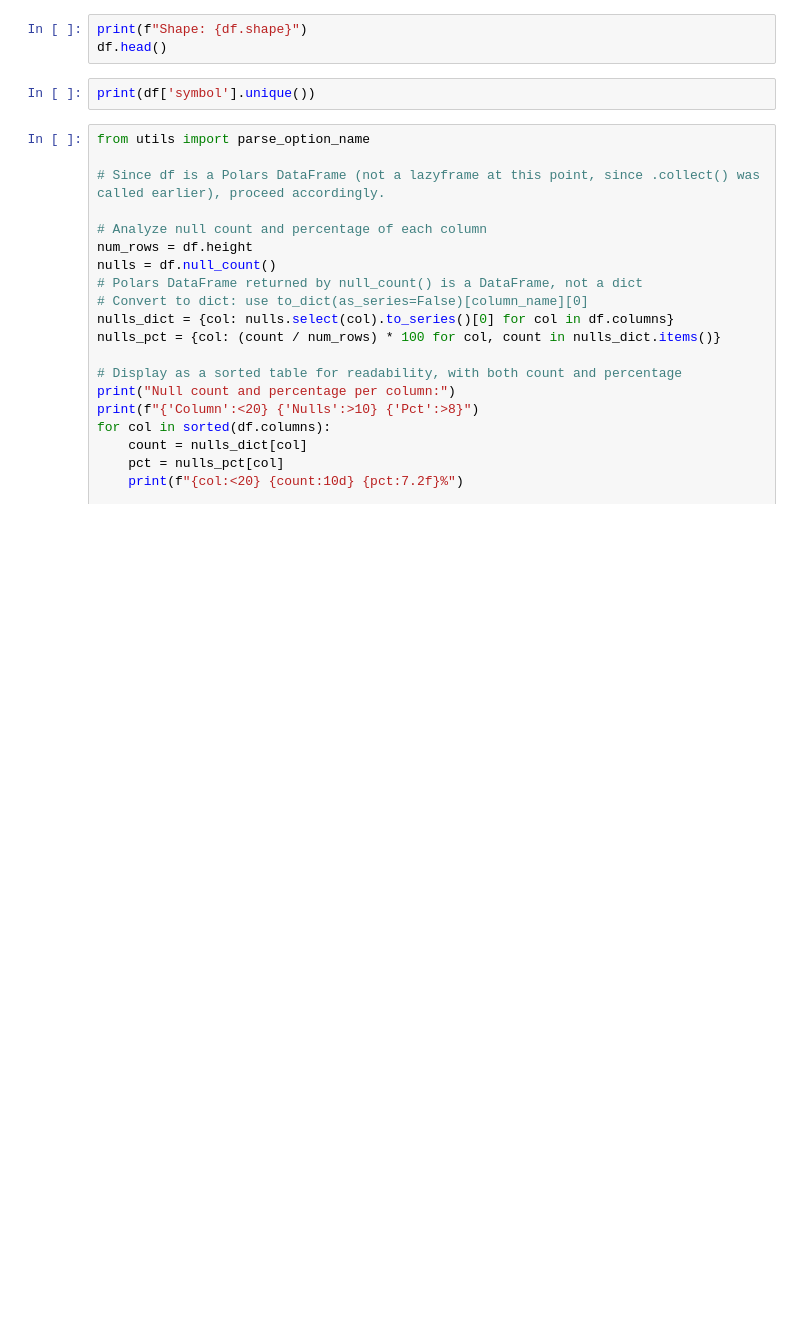
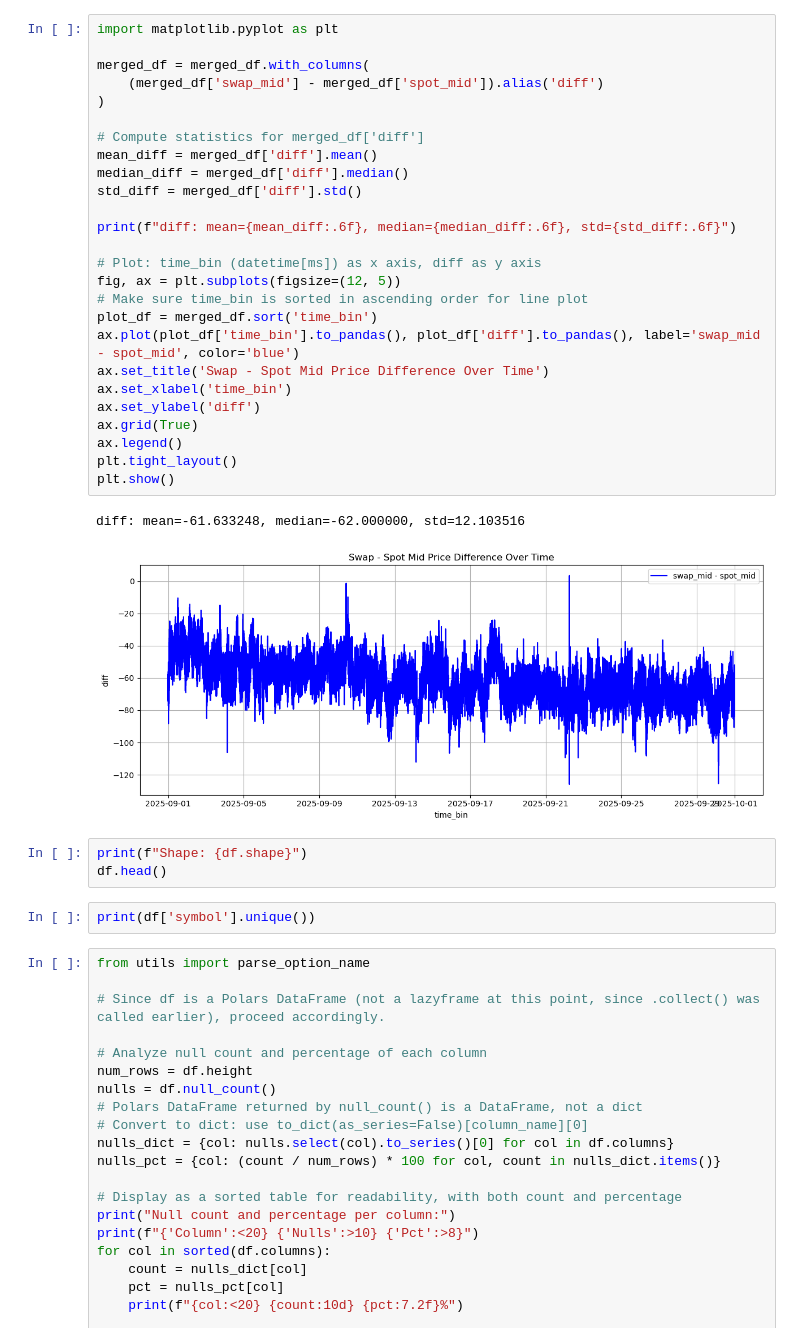
Before and after one commit to PascalAndreas/final-year-project, a Jupyter notebook: store_nb.ipynb, the cells around one changed output. Drawn from its saved outputs; the diff is of its cells as text; blank space fills up the shorter version.

```diff
--- a/store_nb.ipynb
+++ b/store_nb.ipynb
@@ -48,3 +86,32 @@ df = lf.collect()
+# %%
+import matplotlib.pyplot as plt
+
+merged_df = merged_df.with_columns(
+    (merged_df['swap_mid'] - merged_df['spot_mid']).alias('diff')
+)
+
+# Compute statistics for merged_df['diff']
+mean_diff = merged_df['diff'].mean()
+median_diff = merged_df['diff'].median()
+std_diff = merged_df['diff'].std()
+
+print(f"diff: mean={mean_diff:.6f}, median={median_diff:.6f}, std={std_diff:.6f}")
+
+# Plot: time_bin (datetime[ms]) as x axis, diff as y axis
+fig, ax = plt.subplots(figsize=(12, 5))
+# Make sure time_bin is sorted in ascending order for line plot
+plot_df = merged_df.sort('time_bin')
+ax.plot(plot_df['time_bin'].to_pandas(), plot_df['diff'].to_pandas(), label='swap_mid - spot_mid', color='blue')
+ax.set_title('Swap - Spot Mid Price Difference Over Time')
+ax.set_xlabel('time_bin')
+ax.set_ylabel('diff')
+ax.grid(True)
+ax.legend()
+plt.tight_layout()
+plt.show()
+# %% [output]
+diff: mean=-61.633248, median=-62.000000, std=12.103516
+[figure, added]
 # %%
 print(f"Shape: {df.shape}")
 df.head()
```
Also changed, not shown: parts of 5 cells of this notebook, 16 other files.
